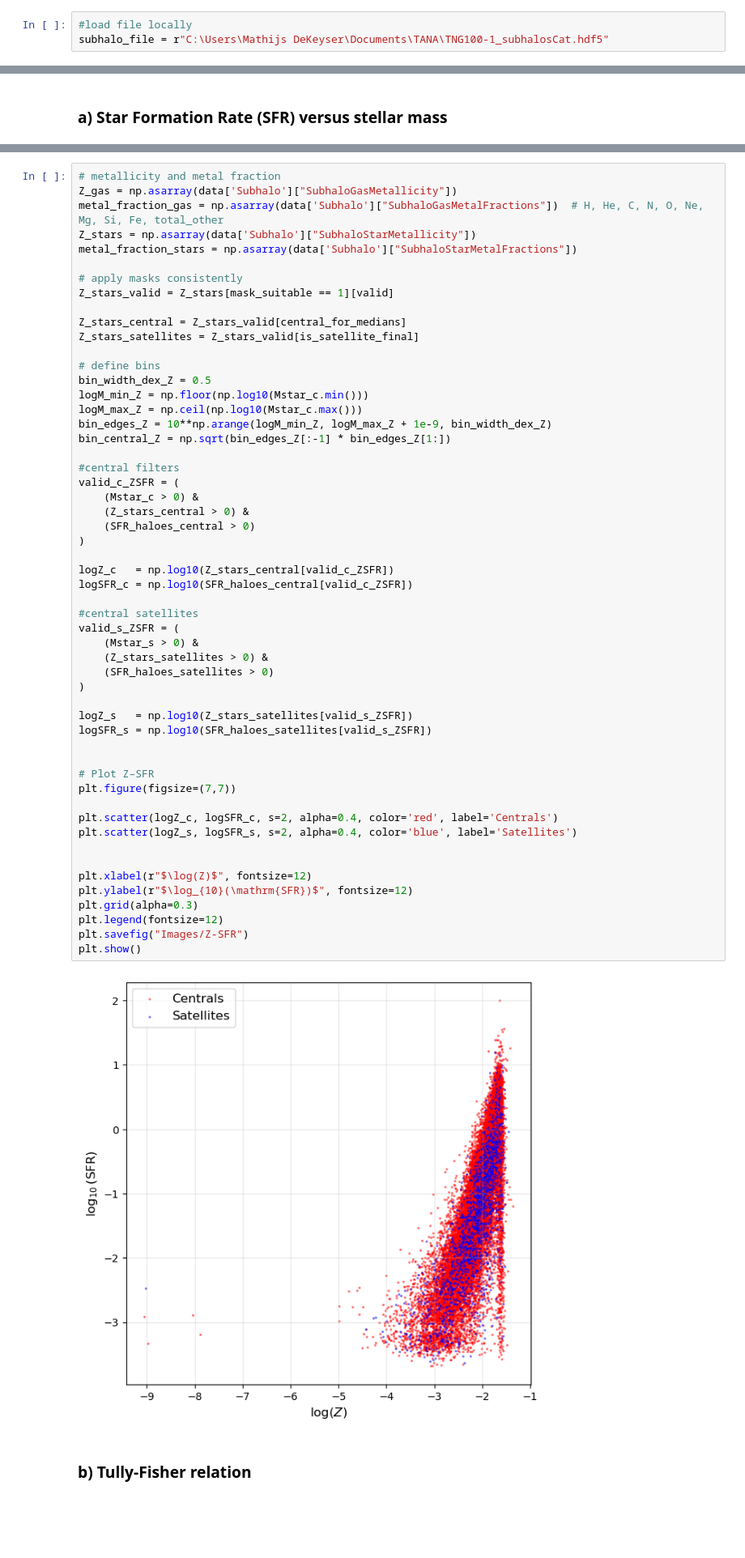
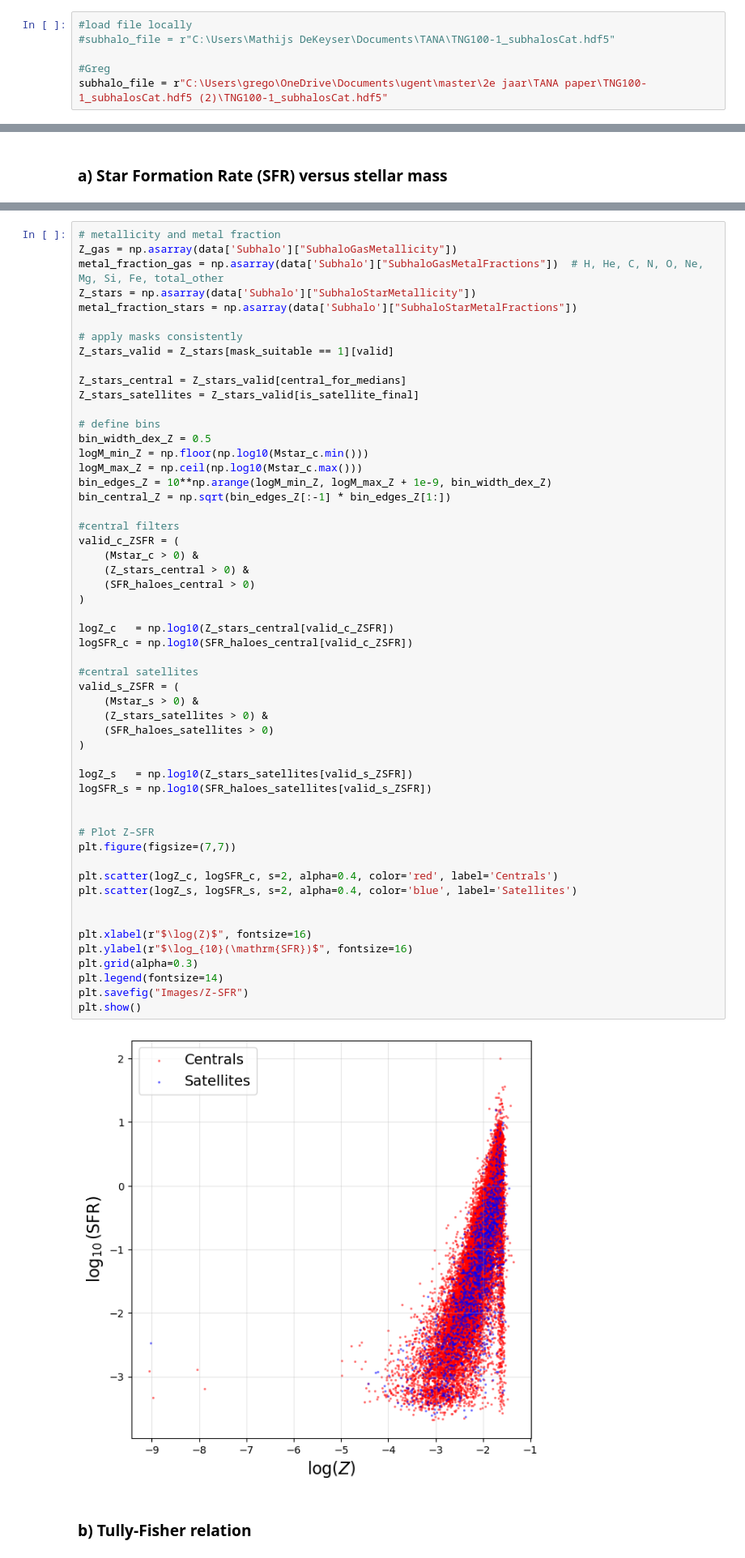
Before and after one commit to gvansan/TANA_notebooks, a Jupyter notebook: Project/part2_updated.ipynb, the cells around one changed output, grey strips where cells are left out. Shown at 81% size. Cells and saved outputs as stored; diff of their text form; blank space fills up the shorter version.

```diff
--- a/Project/part2_updated.ipynb
+++ b/Project/part2_updated.ipynb
@@ -14,7 +14,10 @@ import matplotlib as mpl
 mpl.rcParams.update(mpl.rcParamsDefault)
 # %%
 #load file locally
-subhalo_file = r"C:\Users\Mathijs DeKeyser\Documents\TANA\TNG100-1_subhalosCat.hdf5"
+#subhalo_file = r"C:\Users\Mathijs DeKeyser\Documents\TANA\TNG100-1_subhalosCat.hdf5"
+
+#Greg
+subhalo_file = r"C:\Users\grego\OneDrive\Documents\ugent\master\2e jaar\TANA paper\TNG100-1_subhalosCat.hdf5 (2)\TNG100-1_subhalosCat.hdf5"
 # %%
 data = h5py.File(subhalo_file, 'r')
 data.keys()
@@ -639,37 +642,37 @@ valid_c_ZSFR = (
     (Mstar_c > 0) &
     (Z_stars_central > 0) &
     (SFR_haloes_central > 0)
 )
 
 logZ_c   = np.log10(Z_stars_central[valid_c_ZSFR])
 logSFR_c = np.log10(SFR_haloes_central[valid_c_ZSFR])
 
 #central satellites
 valid_s_ZSFR = (
     (Mstar_s > 0) &
     (Z_stars_satellites > 0) &
     (SFR_haloes_satellites > 0)
 )
 
 logZ_s   = np.log10(Z_stars_satellites[valid_s_ZSFR])
 logSFR_s = np.log10(SFR_haloes_satellites[valid_s_ZSFR])
 
 
 # Plot Z–SFR
 plt.figure(figsize=(7,7))
 
 plt.scatter(logZ_c, logSFR_c, s=2, alpha=0.4, color='red', label='Centrals')
 plt.scatter(logZ_s, logSFR_s, s=2, alpha=0.4, color='blue', label='Satellites')
 
 
-plt.xlabel(r"$\log(Z)$", fontsize=12)
-plt.ylabel(r"$\log_{10}(\mathrm{SFR})$", fontsize=12)
+plt.xlabel(r"$\log(Z)$", fontsize=16)
+plt.ylabel(r"$\log_{10}(\mathrm{SFR})$", fontsize=16)
 plt.grid(alpha=0.3)
-plt.legend(fontsize=12)
+plt.legend(fontsize=14)
 plt.savefig("Images/Z-SFR")
 plt.show()
 # %% [output]
-[figure, old version]
+[figure, new version]
 # %% [markdown]
 ### b) Tully-Fisher relation
 # %% [markdown]
```
Also changed, not shown: parts of 7 cells of this notebook, 6 other files.
